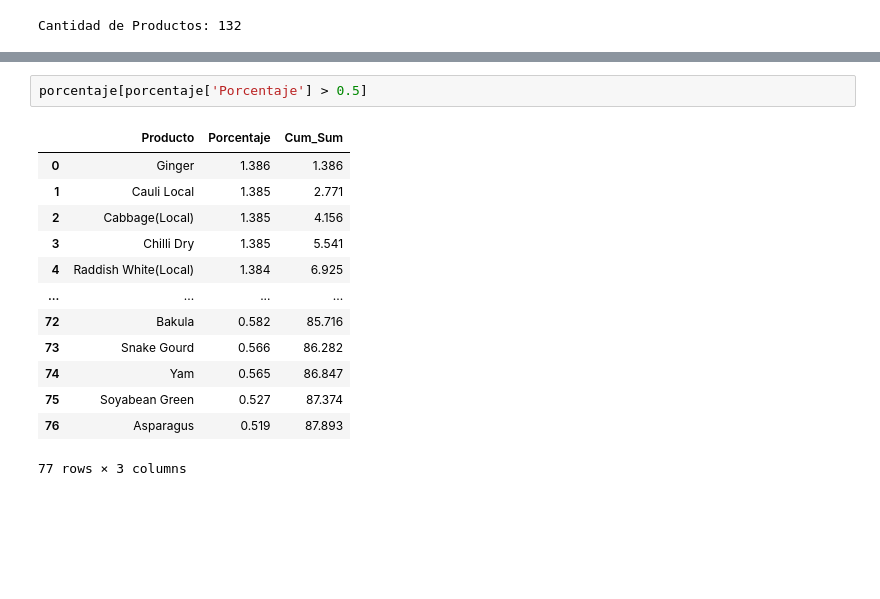
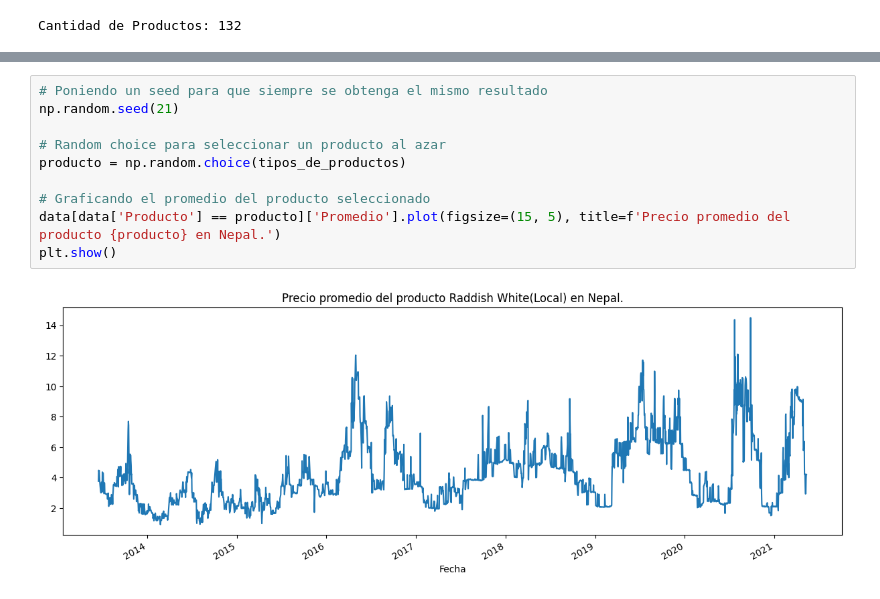
Before and after one commit to paucardenasg/Proyecto_MNLP, a Jupyter notebook: Proyecto_Final.ipynb, the cells around one changed output, grey strips where cells are left out. Drawn from its saved outputs; the diff is of its cells as text; blank space fills up the shorter version.

```diff
--- a/Proyecto_Final.ipynb
+++ b/Proyecto_Final.ipynb
@@ -113,17 +158,13 @@ porcentaje
 132 rows × 3 columns
-# %%
-porcentaje[porcentaje['Porcentaje'] > 0.5]
-# %% [output]
-|  | Producto | Porcentaje | Cum_Sum |
-| 0 | Ginger | 1.386 | 1.386 |
-| 1 | Cauli Local | 1.385 | 2.771 |
-| 2 | Cabbage(Local) | 1.385 | 4.156 |
-| 3 | Chilli Dry | 1.385 | 5.541 |
-| 4 | Raddish White(Local) | 1.384 | 6.925 |
-| ... | ... | ... | ... |
-| 72 | Bakula | 0.582 | 85.716 |
-| 73 | Snake Gourd | 0.566 | 86.282 |
-| 74 | Yam | 0.565 | 86.847 |
-| 75 | Soyabean Green | 0.527 | 87.374 |
-| 76 | Asparagus | 0.519 | 87.893 |
-77 rows × 3 columns
+# %%
+# Poniendo un seed para que siempre se obtenga el mismo resultado
+np.random.seed(21)
+
+# Random choice para seleccionar un producto al azar
+producto = np.random.choice(tipos_de_productos)
+
+# Graficando el promedio del producto seleccionado
+data[data['Producto'] == producto]['Promedio'].plot(figsize=(15, 5), title=f'Precio promedio del producto {producto} en Nepal.')
+plt.show()
+# %% [output]
+[figure, added]
```
Also changed, not shown: parts of 4 cells of this notebook, 3 other files.
